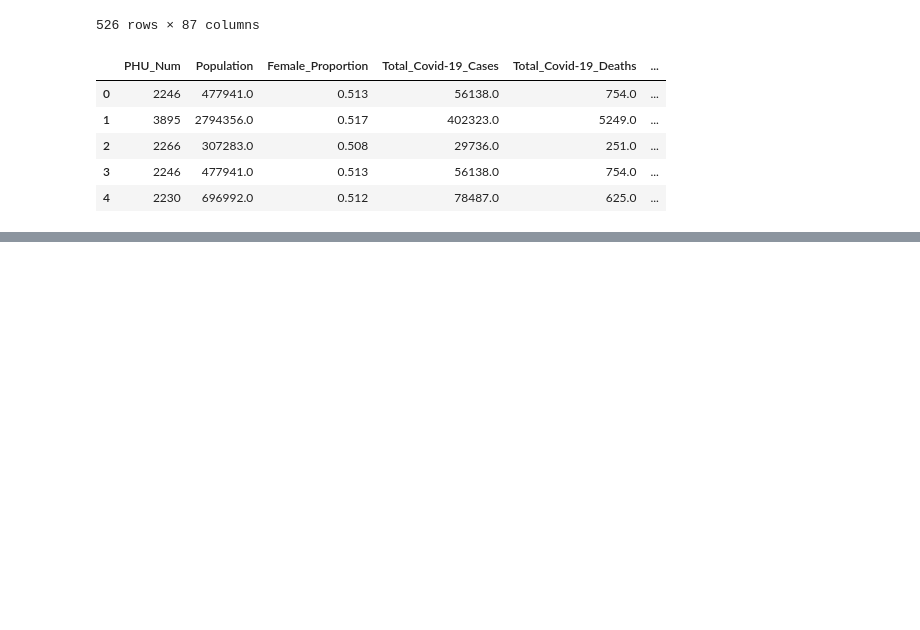
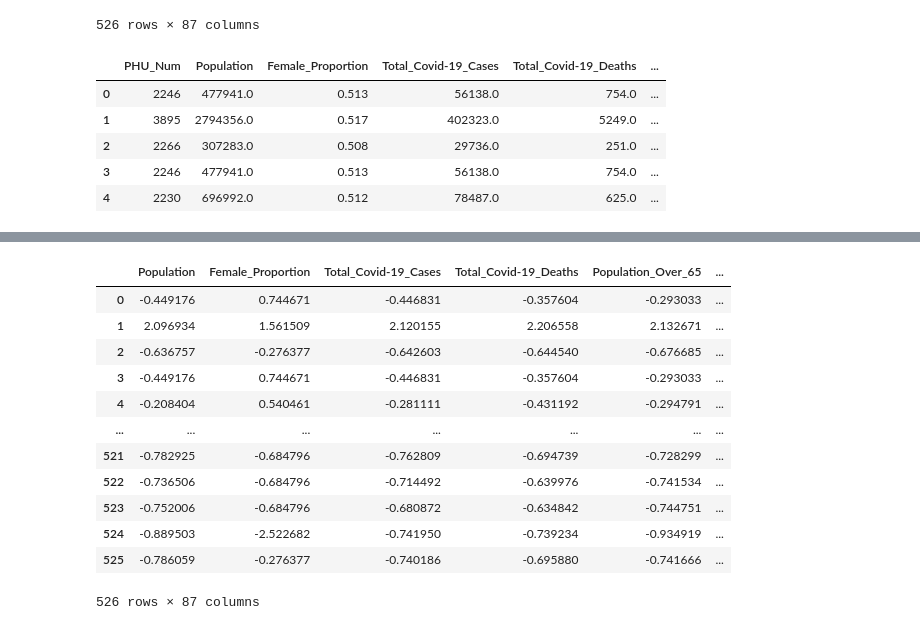
Before and after one commit to Alexander-Gebreamlak/COVID-19-Mortality-in-Ontario-Nursing-Homes, a Jupyter notebook: Covid-19 Ontario Mortality Nursing Home Analysis.ipynb, the cells around one changed output, grey strips where cells are left out. Saved outputs shown, nothing was run; the diff lists cells and outputs as text; code cells hidden in the pictures; blank space fills up the shorter version.

```diff
--- a/Covid-19 Ontario Mortality Nursing Home Analysis.ipynb
+++ b/Covid-19 Ontario Mortality Nursing Home Analysis.ipynb
@@ -93,0 +92,7 @@ Q3_df.head()
+# %%
+#Removing PHU Num column before centering and standardizing
+Q4_df = Q3_df.drop(columns=['PHU_Num'])
+
+Q4_missing = Q4_df.isna().sum() / len(Q4_df) * 100
+# 2-3% missingness in all columns
+print(Q4_missing.to_string())
@@ -94,11 +117,25 @@ Q3_df.head()
 # %%
 # Select only the continuous columns for centering and standardizing
-continuous_cols = Q2_df.select_dtypes(include=['float64', 'int64'])
+continuous_cols = Q4_df.select_dtypes(include=['float64', 'int64'])
 
 # Centering and standardizing: subtract the mean and divide by the standard deviation
-Q2_df_centered_standardized = (continuous_cols - continuous_cols.mean()) / continuous_cols.std()
+Q4_df_centered_standardized = (continuous_cols - continuous_cols.mean()) / continuous_cols.std()
 
 # Replace the original numerical columns with the centered and standardized versions
-Q2_df[continuous_cols.columns] = Q2_df_centered_standardized
+Q4_df[continuous_cols.columns] = Q4_df_centered_standardized
 
-Q2_df
+Q4_df
+# %% [output]
+|  | Population | Female_Proportion | Total_Covid-19_Cases | Total_Covid-19_Deaths | Population_Over_65 | ... |
+| 0 | -0.449176 | 0.744671 | -0.446831 | -0.357604 | -0.293033 | ... |
+| 1 | 2.096934 | 1.561509 | 2.120155 | 2.206558 | 2.132671 | ... |
+| 2 | -0.636757 | -0.276377 | -0.642603 | -0.644540 | -0.676685 | ... |
+| 3 | -0.449176 | 0.744671 | -0.446831 | -0.357604 | -0.293033 | ... |
+| 4 | -0.208404 | 0.540461 | -0.281111 | -0.431192 | -0.294791 | ... |
+| ... | ... | ... | ... | ... | ... | ... |
+| 521 | -0.782925 | -0.684796 | -0.762809 | -0.694739 | -0.728299 | ... |
+| 522 | -0.736506 | -0.684796 | -0.714492 | -0.639976 | -0.741534 | ... |
+| 523 | -0.752006 | -0.684796 | -0.680872 | -0.634842 | -0.744751 | ... |
+| 524 | -0.889503 | -2.522682 | -0.741950 | -0.739234 | -0.934919 | ... |
+| 525 | -0.786059 | -0.276377 | -0.740186 | -0.695880 | -0.741666 | ... |
+526 rows × 87 columns
```
Also changed, not shown: parts of 5 cells of this notebook, 1 other file.
